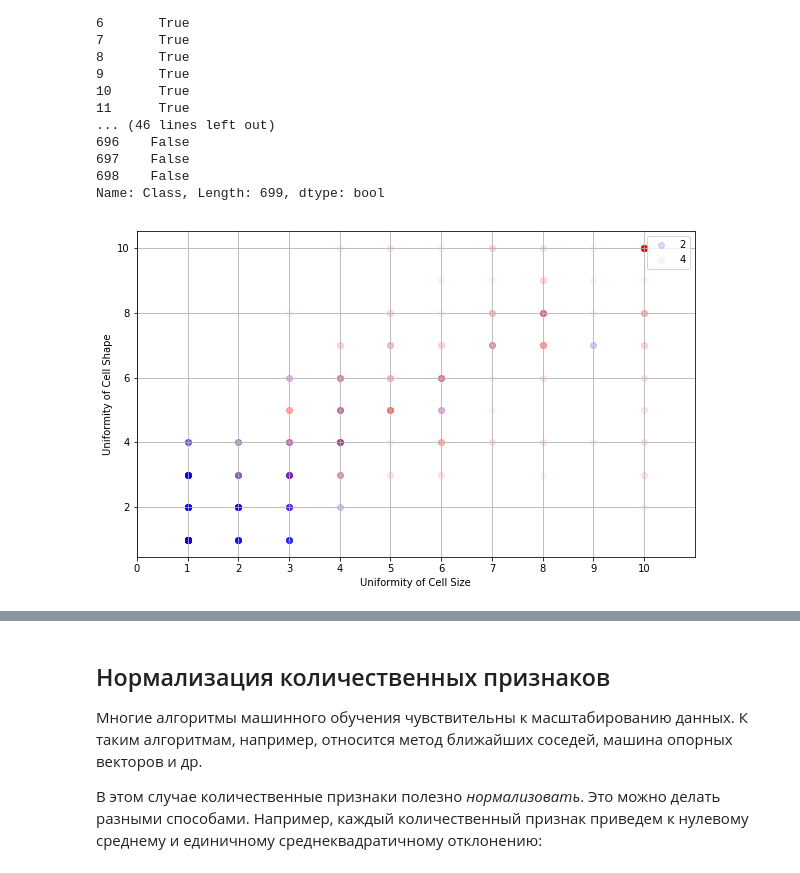
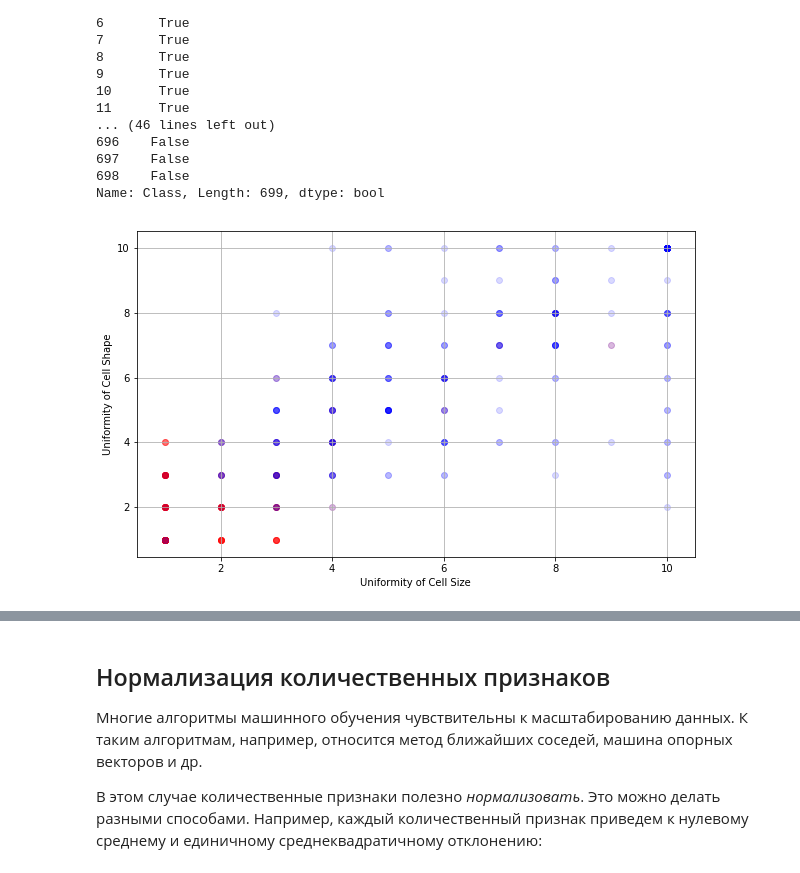
Before and after one commit to annyl/ML_course, a Jupyter notebook: Lab_1.ipynb, the cells around one changed output, grey strips where cells are left out. Saved outputs shown, nothing was run; the diff lists cells and outputs as text; code cells hidden in the pictures.

```diff
--- a/Lab_1.ipynb
+++ b/Lab_1.ipynb
@@ -71,0 +81,2 @@ data = data.drop([u'Id'], axis=1)
+# %%
+data['Bare Nuclei'] = [int(i) if i != None else None for i in data['Bare Nuclei']]
@@ -134,23 +185,20 @@ Name: Class, Length: 699, dtype: bool
 # %%
 plt.figure(figsize = (10, 6))
 
 plt.scatter(data[data['Class'] == 2]['Uniformity of Cell Size'],
             data[data['Class'] == 2]['Uniformity of Cell Shape'],
             alpha = 0.15,
             label = 2,
-            color = 'b')
+            color = 'r')
 
 plt.scatter(data[data['Class'] == 4]['Uniformity of Cell Size'],
             data[data['Class'] == 4]['Uniformity of Cell Shape'],
-            alpha = 0.05,
+            alpha = 0.15,
             label = 4,
-            color = 'r')
+            color = 'b')
 
 plt.xlabel('Uniformity of Cell Size')
-plt.xticks(range(11))
-plt.xlim(0, 11)
 plt.ylabel('Uniformity of Cell Shape')
-plt.legend()
 plt.grid()
 # %% [output]
-[figure, old version]
+[figure, new version]
```
Also changed, not shown: parts of 34 cells of this notebook.
